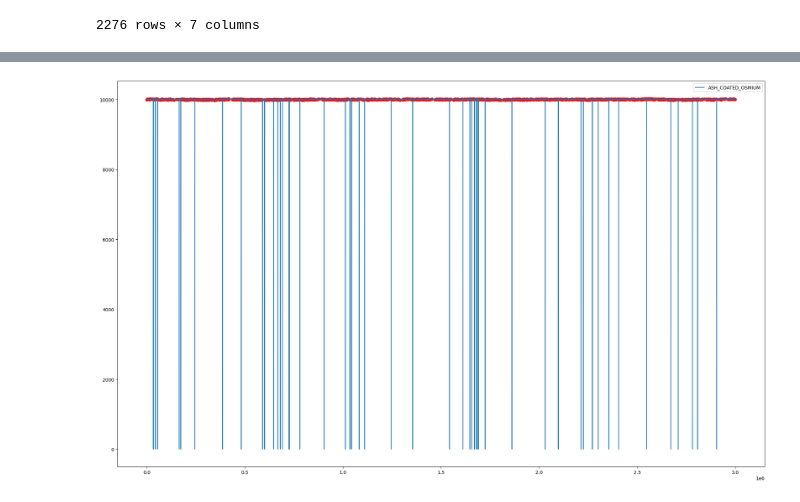
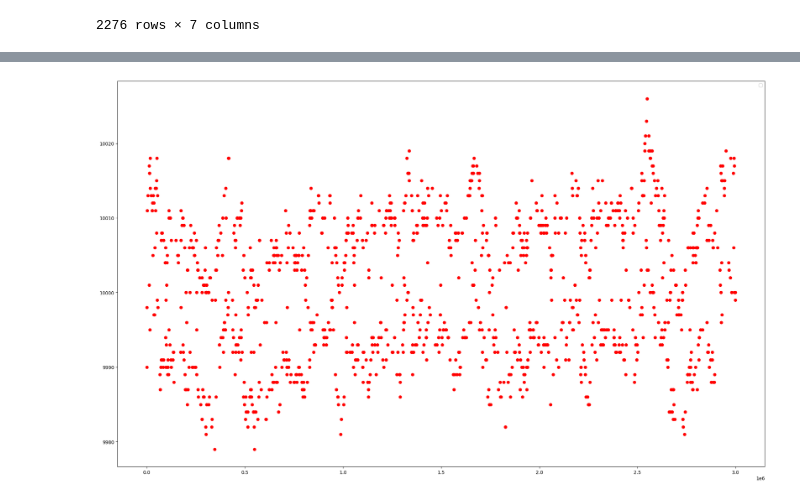
Before and after one commit to EduardCavasi/prosperity_imc, a Jupyter notebook: analysis.ipynb, the cells around one changed output, grey strips where cells are left out. Cells and saved outputs as stored; diff of their text form; code cells hidden in the pictures.

```diff
--- a/analysis.ipynb
+++ b/analysis.ipynb
@@ -103,8 +104,7 @@ plt.show()
 # %%
 plt.figure(figsize = (25,15))
-plt.plot(ash_data['t'], ash_data['mid_price'], label='ASH_COATED_OSMIUM')
 plt.scatter(ash_orders['t'], ash_orders['price'], c='r')
 plt.legend()
 plt.show()
 # %% [output]
-[figure, old version]
+[figure, new version]
```
Also changed, not shown: parts of 3 cells of this notebook, 1 other file.
